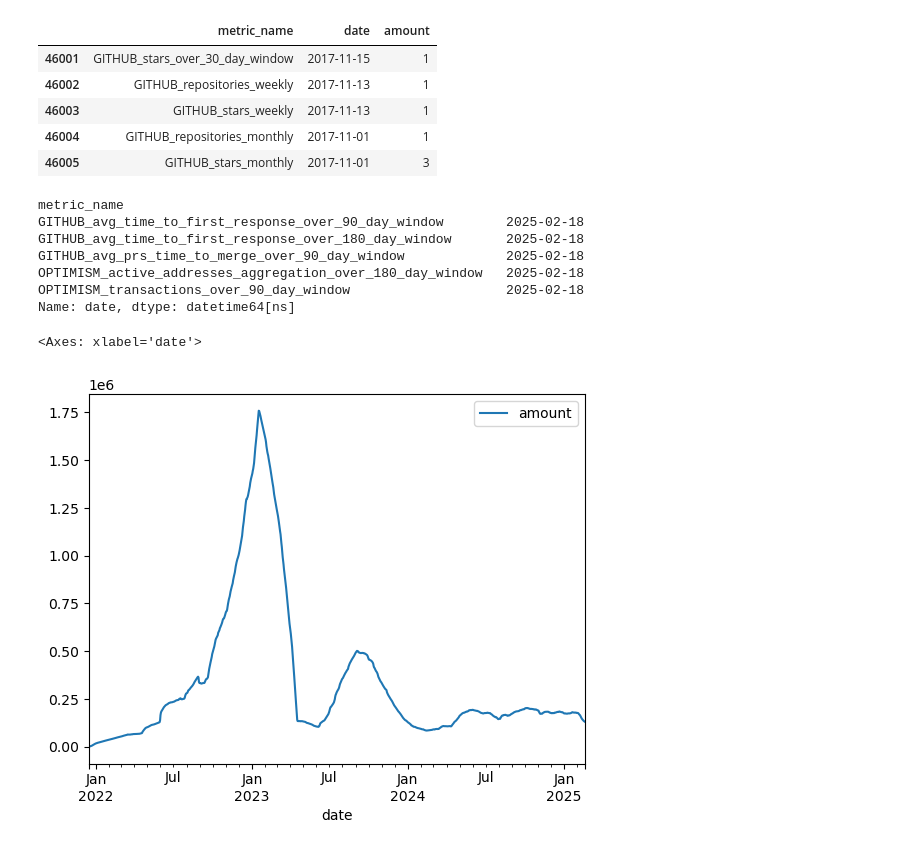
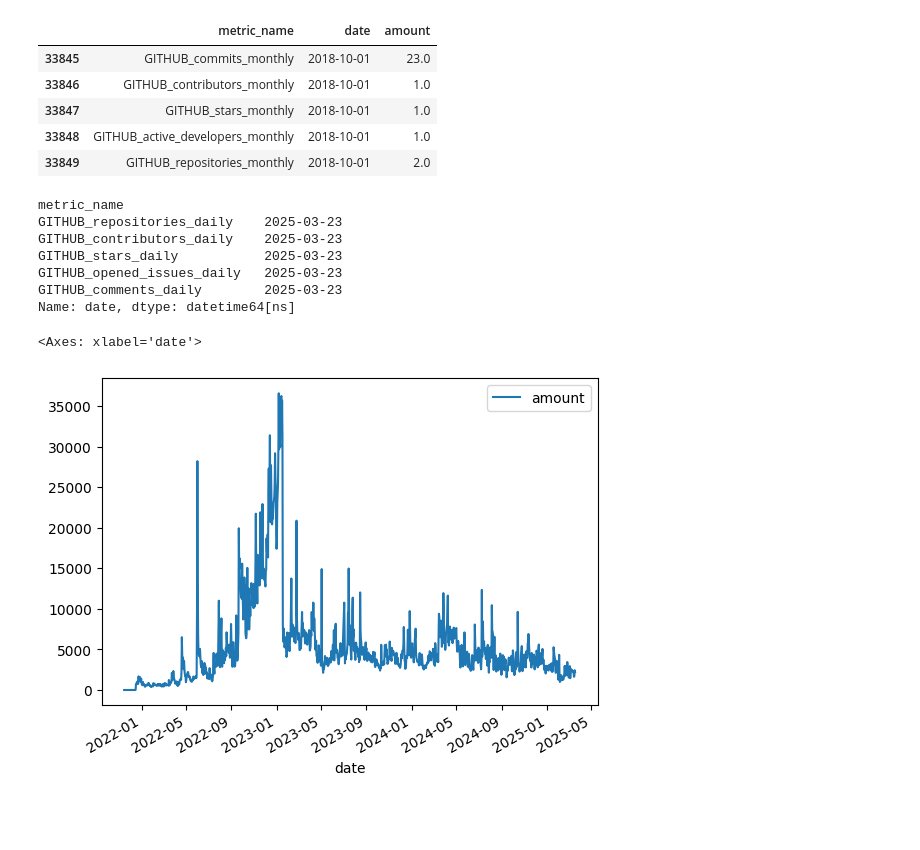
Before and after one commit to opensource-observer/insights, a Jupyter notebook: pyoso-quickstart.ipynb, the cells around one changed output. Saved outputs shown, nothing was run; the diff lists cells and outputs as text; code cells hidden in the pictures; blank space fills up the shorter version.

```diff
--- a/pyoso-quickstart.ipynb
+++ b/pyoso-quickstart.ipynb
@@ -21,30 +21,29 @@ query = """
     WHERE p.project_name = 'uniswap'
     ORDER BY tm.sample_date DESC
 """
-results = client.query(query)
+df = client.to_pandas(query)
 # %%
-df = pd.DataFrame(results)
 df['date'] = pd.to_datetime(df['date'])
 df.tail()
 # %% [output]
 |  | metric_name | date | amount |
-| 46001 | GITHUB_stars_over_30_day_window | 2017-11-15 | 1 |
-| 46002 | GITHUB_repositories_weekly | 2017-11-13 | 1 |
-| 46003 | GITHUB_stars_weekly | 2017-11-13 | 1 |
-| 46004 | GITHUB_repositories_monthly | 2017-11-01 | 1 |
-| 46005 | GITHUB_stars_monthly | 2017-11-01 | 3 |
+| 33845 | GITHUB_commits_monthly | 2018-10-01 | 23.0 |
+| 33846 | GITHUB_contributors_monthly | 2018-10-01 | 1.0 |
+| 33847 | GITHUB_stars_monthly | 2018-10-01 | 1.0 |
+| 33848 | GITHUB_active_developers_monthly | 2018-10-01 | 1.0 |
+| 33849 | GITHUB_repositories_monthly | 2018-10-01 | 2.0 |
 # %%
 df.groupby('metric_name')['date'].max().sort_values().tail()
 # %% [output]
 metric_name
-GITHUB_avg_time_to_first_response_over_90_day_window        2025-02-18
-GITHUB_avg_time_to_first_response_over_180_day_window       2025-02-18
-GITHUB_avg_prs_time_to_merge_over_90_day_window             2025-02-18
-OPTIMISM_active_addresses_aggregation_over_180_day_window   2025-02-18
-OPTIMISM_transactions_over_90_day_window                    2025-02-18
+GITHUB_repositories_daily    2025-03-23
+GITHUB_contributors_daily    2025-03-23
+GITHUB_stars_daily           2025-03-23
+GITHUB_opened_issues_daily   2025-03-23
+GITHUB_comments_daily        2025-03-23
 Name: date, dtype: datetime64[ns]
 # %%
-(df.query("metric_name == 'OPTIMISM_transactions_over_90_day_window'").plot(kind='line', x='date', y='amount'))
+(df.query("metric_name == 'OPTIMISM_transactions_daily'").plot(kind='line', x='date', y='amount'))
 # %% [output]
 <Axes: xlabel='date'>
-[figure, old version]
+[figure, new version]
```
